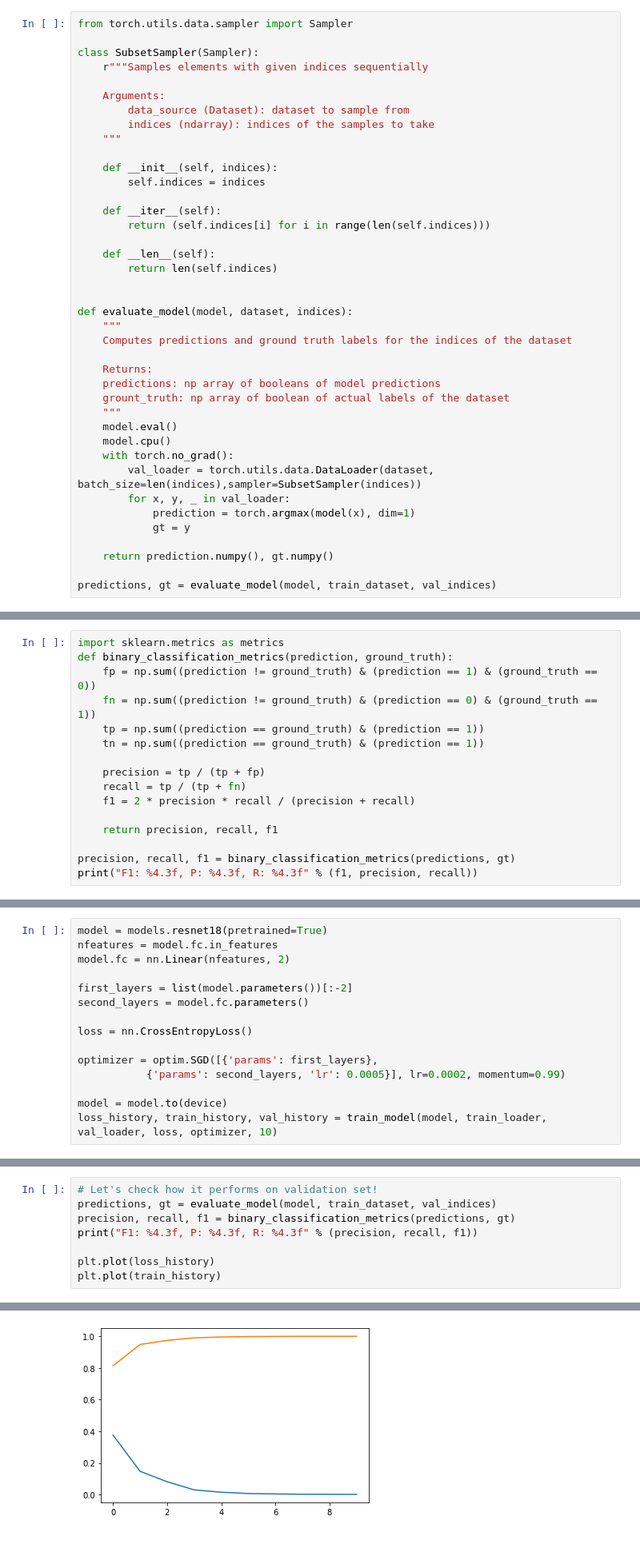
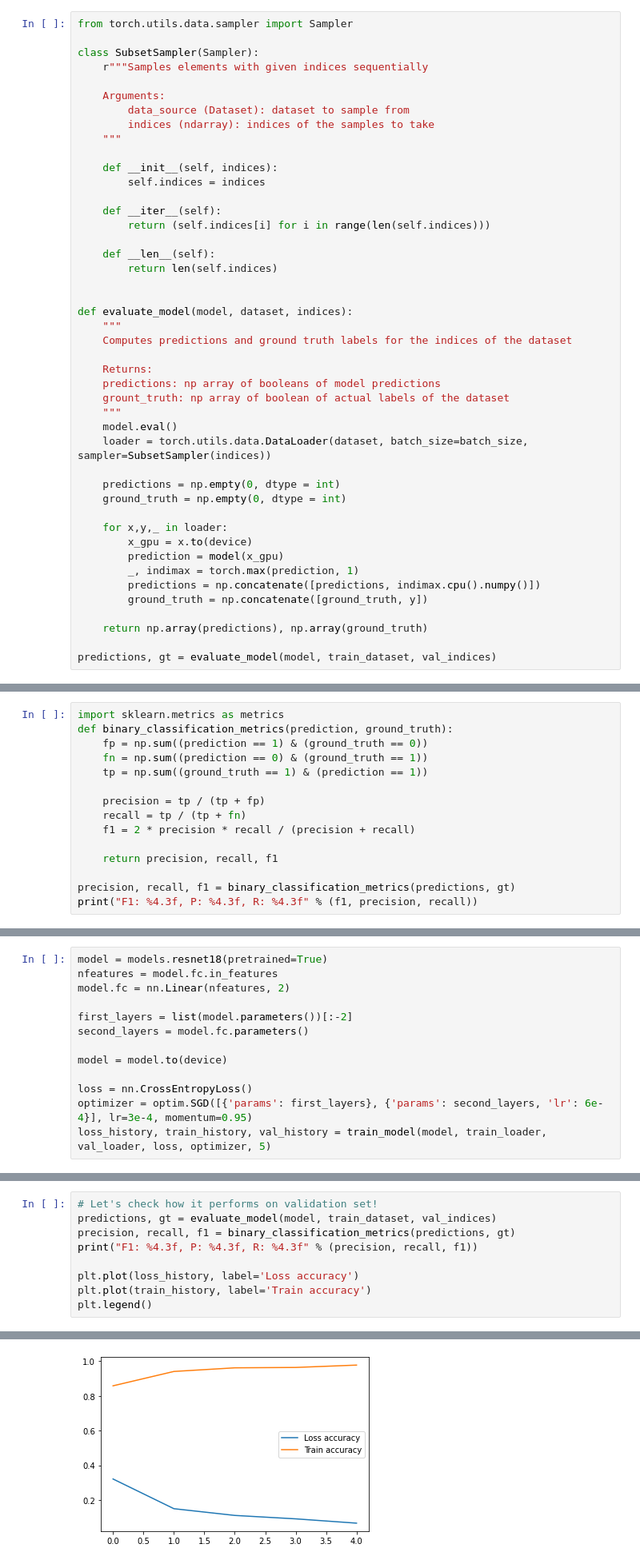
Before and after one commit to gergler/dlcourse_ai, a Jupyter notebook: assignments/assignment4/HotdogOrNot.ipynb, the cells around one changed output, grey strips where cells are left out. Shown at 80% size. Cells and saved outputs as stored; diff of their text form.

```diff
--- a/assignments/assignment4/HotdogOrNot.ipynb
+++ b/assignments/assignment4/HotdogOrNot.ipynb
@@ -419,14 +417,19 @@ def evaluate_model(model, dataset, indices):
     grount_truth: np array of boolean of actual labels of the dataset
     """
     model.eval()
-    model.cpu()
-    with torch.no_grad():
-        val_loader = torch.utils.data.DataLoader(dataset, batch_size=len(indices),sampler=SubsetSampler(indices))
-        for x, y, _ in val_loader:
-            prediction = torch.argmax(model(x), dim=1)
-            gt = y
+    loader = torch.utils.data.DataLoader(dataset, batch_size=batch_size, sampler=SubsetSampler(indices))
 
-    return prediction.numpy(), gt.numpy()
+    predictions = np.empty(0, dtype = int)
+    ground_truth = np.empty(0, dtype = int)
+
+    for x,y,_ in loader:
+        x_gpu = x.to(device)
+        prediction = model(x_gpu)
+        _, indimax = torch.max(prediction, 1)
+        predictions = np.concatenate([predictions, indimax.cpu().numpy()])
+        ground_truth = np.concatenate([ground_truth, y])
+
+    return np.array(predictions), np.array(ground_truth)
 
 predictions, gt = evaluate_model(model, train_dataset, val_indices)
 # %% [markdown]
@@ -443,10 +446,9 @@ visualize_samples(orig_dataset, false_negative_indices, "False negatives")
 # %%
 import sklearn.metrics as metrics
 def binary_classification_metrics(prediction, ground_truth):
-    fp = np.sum((prediction != ground_truth) & (prediction == 1) & (ground_truth == 0))
-    fn = np.sum((prediction != ground_truth) & (prediction == 0) & (ground_truth == 1))
-    tp = np.sum((prediction == ground_truth) & (prediction == 1))
-    tn = np.sum((prediction == ground_truth) & (prediction == 1))
+    fp = np.sum((prediction == 1) & (ground_truth == 0))
+    fn = np.sum((prediction == 0) & (ground_truth == 1))
+    tp = np.sum((ground_truth == 1) & (prediction == 1))
 
     precision = tp / (tp + fp)
     recall = tp / (tp + fn)
@@ -481,11 +483,9 @@ model.fc = nn.Linear(nfeatures, 2)
 first_layers = list(model.parameters())[:-2]
 second_layers = model.fc.parameters()
 
+model = model.to(device)
+
 loss = nn.CrossEntropyLoss()
-
-optimizer = optim.SGD([{'params': first_layers},
-           {'params': second_layers, 'lr': 0.0005}], lr=0.0002, momentum=0.99)
-
-model = model.to(device)
-loss_history, train_history, val_history = train_model(model, train_loader, val_loader, loss, optimizer, 10)
+optimizer = optim.SGD([{'params': first_layers}, {'params': second_layers, 'lr': 6e-4}], lr=3e-4, momentum=0.95)
+loss_history, train_history, val_history = train_model(model, train_loader, val_loader, loss, optimizer, 5)
 # %% [output]
@@ -505,6 +500,7 @@ predictions, gt = evaluate_model(model, train_dataset, val_indices)
 precision, recall, f1 = binary_classification_metrics(predictions, gt)
 print("F1: %4.3f, P: %4.3f, R: %4.3f" % (precision, recall, f1))
 
-plt.plot(loss_history)
-plt.plot(train_history)
+plt.plot(loss_history, label='Loss accuracy')
+plt.plot(train_history, label='Train accuracy')
+plt.legend()
 # %% [output]
@@ -513,4 +509,4 @@ F1: 0.951, P: 0.924, R: 0.937
-[figure, old version]
+[figure, new version]
 # %% [markdown]
 ## Визуализируйте ошибки лучшей модели
 # %%
```
Also changed, not shown: parts of 13 cells of this notebook.
